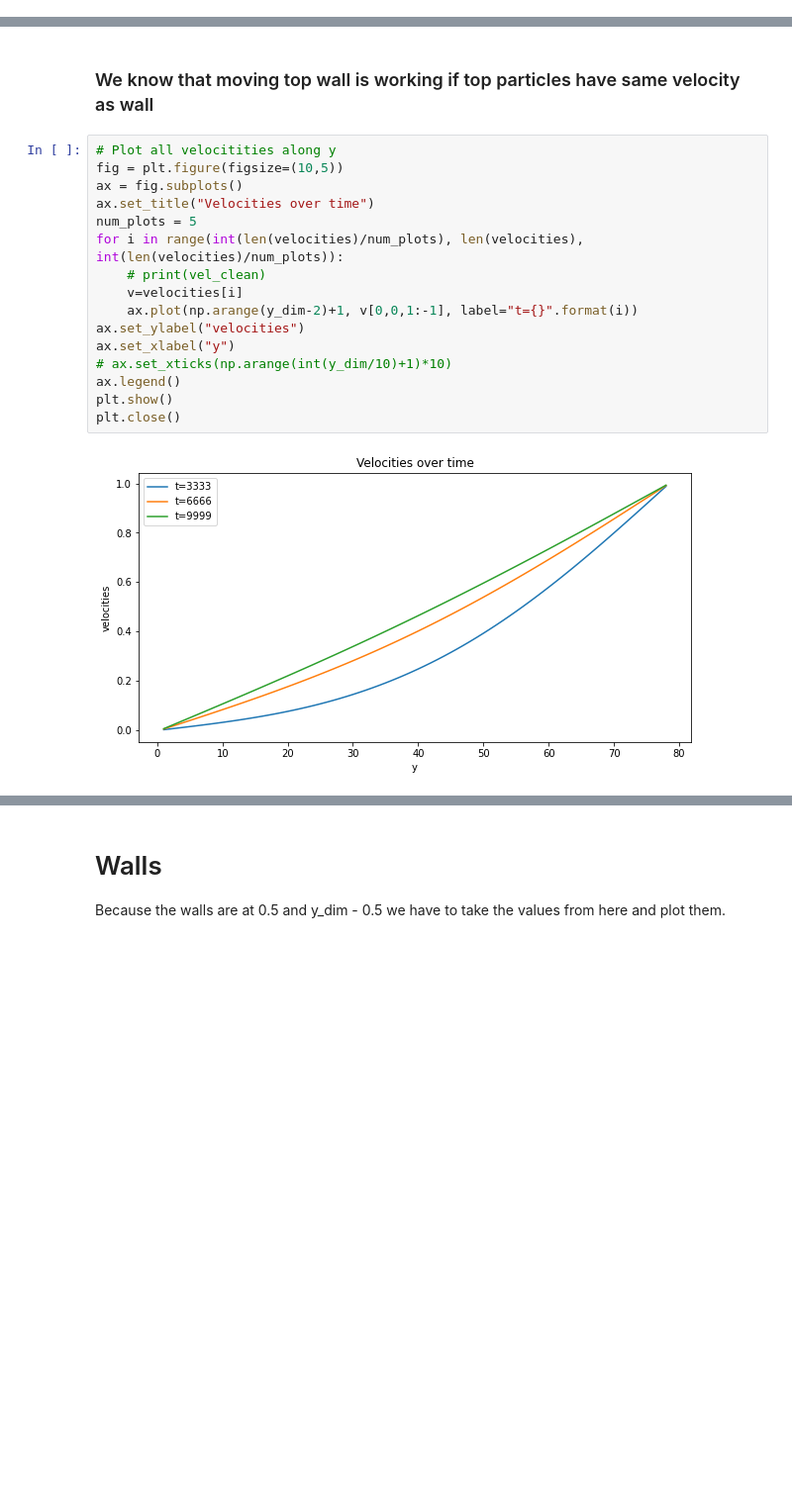
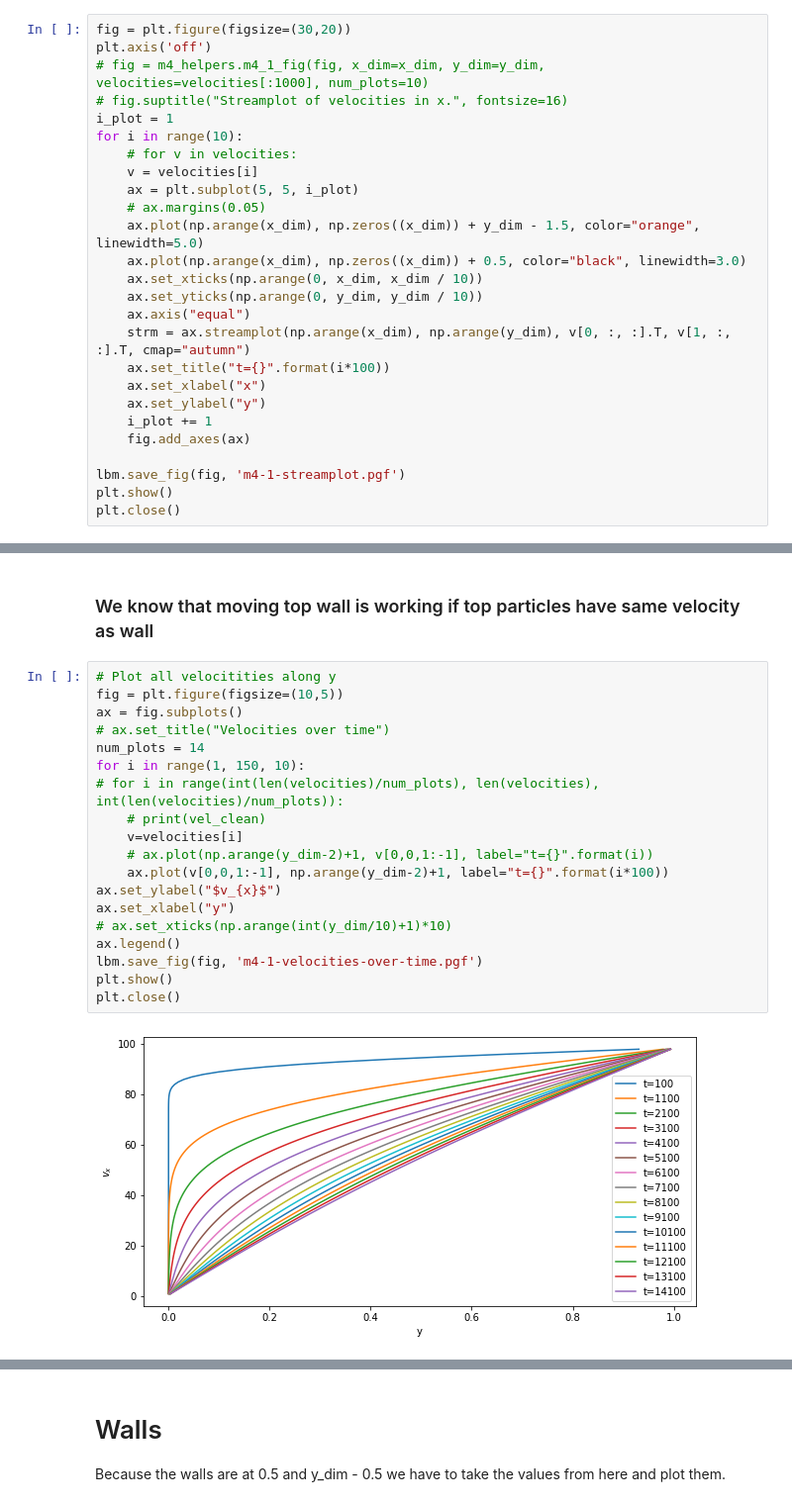
Before and after one commit to jonas27/pylbm, a Jupyter notebook: milestones/m4/m4.ipynb, the cells around one changed output, grey strips where cells are left out. Shown at 99% size. Saved outputs shown, nothing was run; the diff lists cells and outputs as text; blank space fills up the shorter version.

```diff
--- a/milestones/m4/m4.ipynb
+++ b/milestones/m4/m4.ipynb
@@ -21,0 +19,26 @@ plt.close()
+# %%
+fig = plt.figure(figsize=(30,20))
+plt.axis('off')
+# fig = m4_helpers.m4_1_fig(fig, x_dim=x_dim, y_dim=y_dim, velocities=velocities[:1000], num_plots=10)
+# fig.suptitle("Streamplot of velocities in x.", fontsize=16)
+i_plot = 1
+for i in range(10):
+    # for v in velocities:
+    v = velocities[i]
+    ax = plt.subplot(5, 5, i_plot)
+    # ax.margins(0.05)
+    ax.plot(np.arange(x_dim), np.zeros((x_dim)) + y_dim - 1.5, color="orange", linewidth=5.0)
+    ax.plot(np.arange(x_dim), np.zeros((x_dim)) + 0.5, color="black", linewidth=3.0)
+    ax.set_xticks(np.arange(0, x_dim, x_dim / 10))
+    ax.set_yticks(np.arange(0, y_dim, y_dim / 10))
+    ax.axis("equal")
+    strm = ax.streamplot(np.arange(x_dim), np.arange(y_dim), v[0, :, :].T, v[1, :, :].T, cmap="autumn")
+    ax.set_title("t={}".format(i*100))
+    ax.set_xlabel("x")
+    ax.set_ylabel("y")
+    i_plot += 1
+    fig.add_axes(ax)
+
+lbm.save_fig(fig, 'm4-1-streamplot.pgf')
+plt.show()
+plt.close()
@@ -24,21 +50,24 @@ plt.close()
 # %%
 # Plot all velocitities along y
 fig = plt.figure(figsize=(10,5))
 ax = fig.subplots()
-ax.set_title("Velocities over time")
-num_plots = 5
-for i in range(int(len(velocities)/num_plots), len(velocities), int(len(velocities)/num_plots)):
+# ax.set_title("Velocities over time")
+num_plots = 14
+for i in range(1, 150, 10):
+# for i in range(int(len(velocities)/num_plots), len(velocities), int(len(velocities)/num_plots)):
     # print(vel_clean)
     v=velocities[i]
-    ax.plot(np.arange(y_dim-2)+1, v[0,0,1:-1], label="t={}".format(i))
-ax.set_ylabel("velocities")
+    # ax.plot(np.arange(y_dim-2)+1, v[0,0,1:-1], label="t={}".format(i))
+    ax.plot(v[0,0,1:-1], np.arange(y_dim-2)+1, label="t={}".format(i*100))
+ax.set_ylabel("$v_{x}$")
 ax.set_xlabel("y")
 # ax.set_xticks(np.arange(int(y_dim/10)+1)*10)
 ax.legend()
+lbm.save_fig(fig, 'm4-1-velocities-over-time.pgf')
 plt.show()
 plt.close()
 # %% [output]
-[figure, old version]
+[figure, new version]
 # %%
 fig = plt.figure(figsize=(6,4))
 ax = fig.subplots()
```
Also changed, not shown: parts of 5 cells of this notebook, 28 other files.
